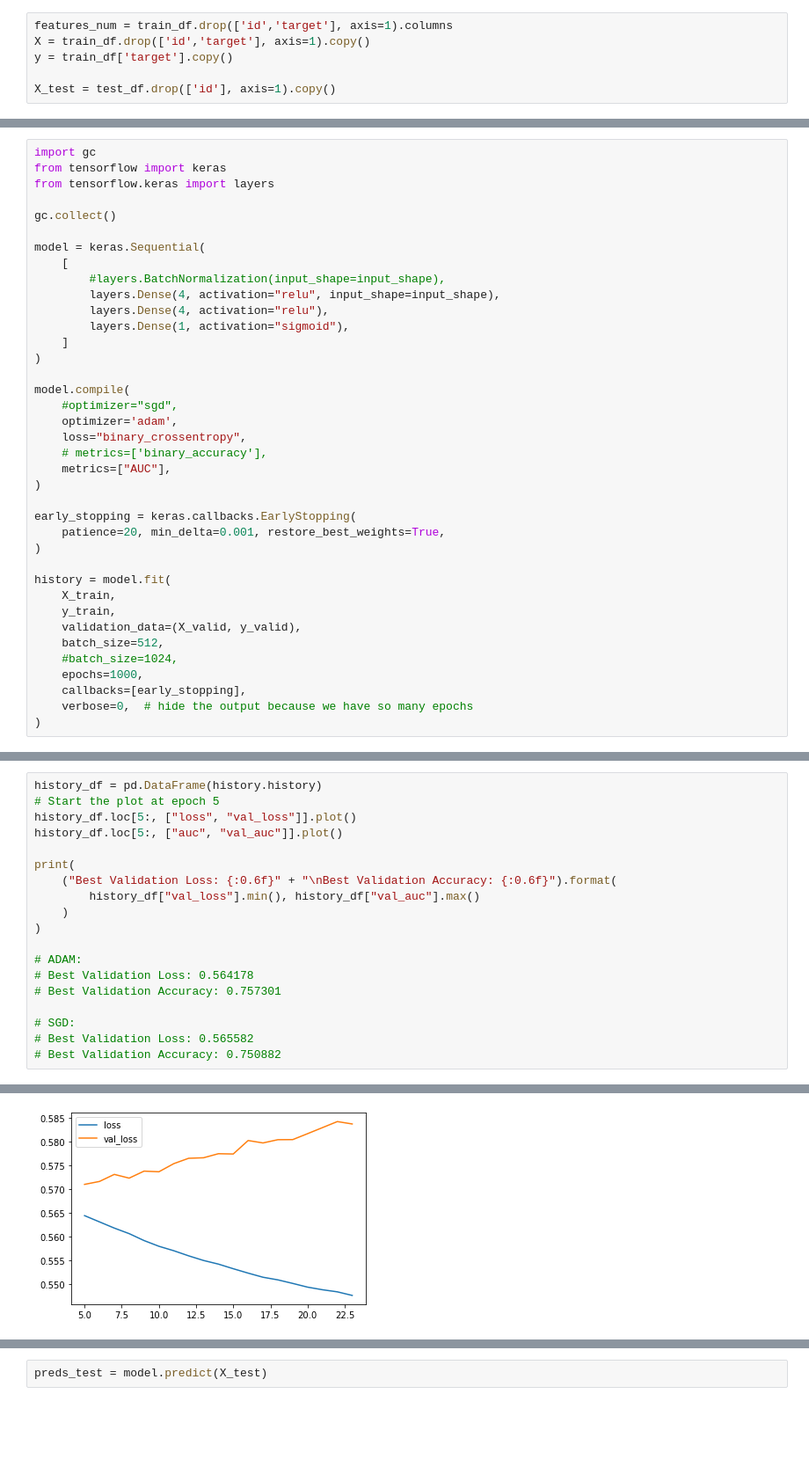
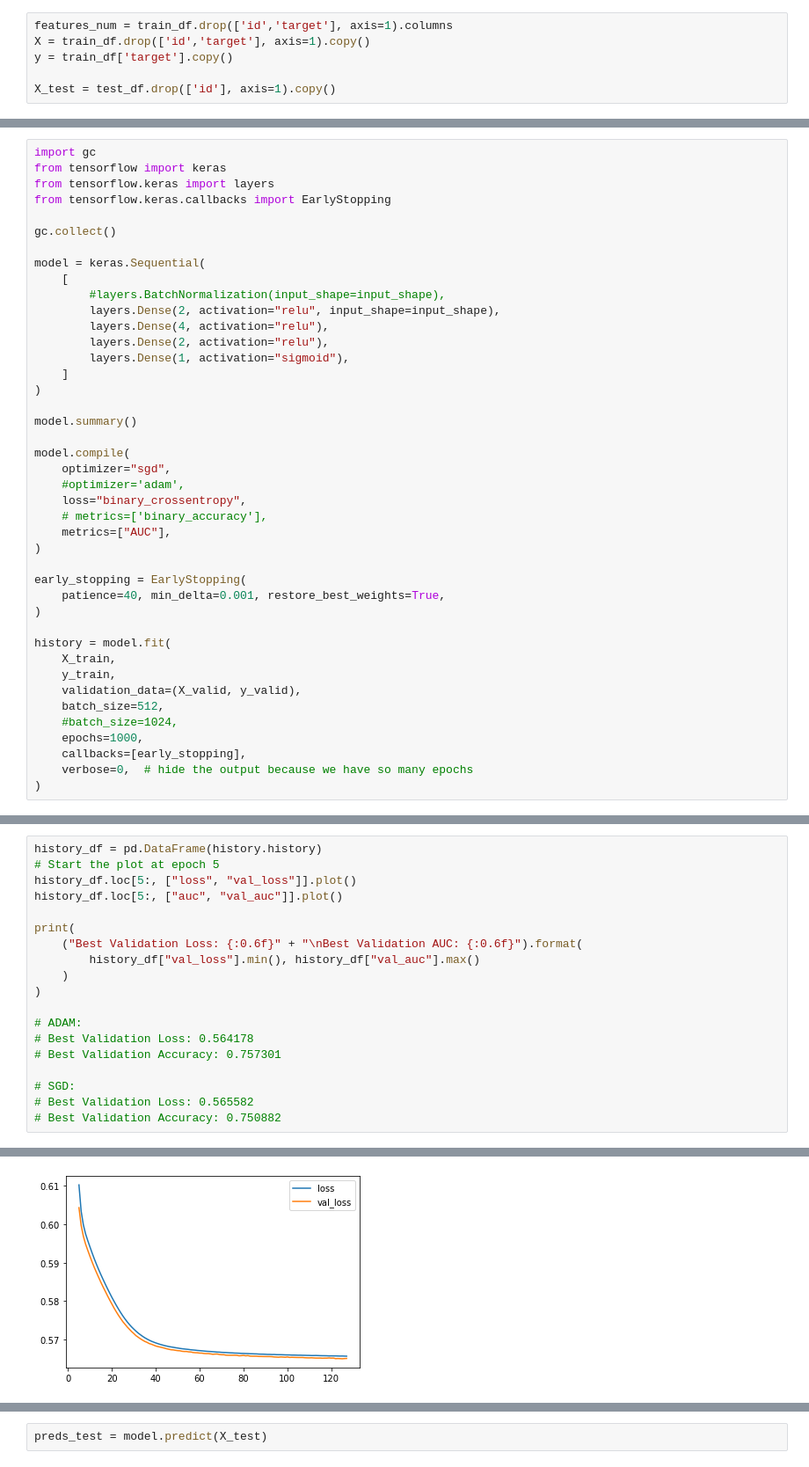
Before and after one commit to busera/kaggle__202111-tabular, a Jupyter notebook: notebooks/0x_deep_learning_test.ipynb, the cells around one changed output, grey strips where cells are left out. Shown: that part at 88% size. Saved outputs shown, nothing was run; the diff lists cells and outputs as text; blank space fills up the shorter version.

```diff
--- a/notebooks/0x_deep_learning_test.ipynb
+++ b/notebooks/0x_deep_learning_test.ipynb
@@ -70,28 +78,32 @@ input_shape = [X_train.shape[1]]
 import gc
 from tensorflow import keras
 from tensorflow.keras import layers
+from tensorflow.keras.callbacks import EarlyStopping
 
 gc.collect()
 
 model = keras.Sequential(
     [
         #layers.BatchNormalization(input_shape=input_shape),
-        layers.Dense(4, activation="relu", input_shape=input_shape),
+        layers.Dense(2, activation="relu", input_shape=input_shape),
         layers.Dense(4, activation="relu"),
+        layers.Dense(2, activation="relu"),
         layers.Dense(1, activation="sigmoid"),
     ]
 )
 
+model.summary()
+
 model.compile(
-    #optimizer="sgd",
-    optimizer='adam',
+    optimizer="sgd",
+    #optimizer='adam',
     loss="binary_crossentropy",
     # metrics=['binary_accuracy'],
     metrics=["AUC"],
 )
 
-early_stopping = keras.callbacks.EarlyStopping(
-    patience=20, min_delta=0.001, restore_best_weights=True,
+early_stopping = EarlyStopping(
+    patience=40, min_delta=0.001, restore_best_weights=True,
 )
 
 history = model.fit(
@@ -111,7 +139,7 @@ history_df.loc[5:, ["loss", "val_loss"]].plot()
 history_df.loc[5:, ["auc", "val_auc"]].plot()
 
 print(
-    ("Best Validation Loss: {:0.6f}" + "\nBest Validation Accuracy: {:0.6f}").format(
+    ("Best Validation Loss: {:0.6f}" + "\nBest Validation AUC: {:0.6f}").format(
         history_df["val_loss"].min(), history_df["val_auc"].max()
     )
 )
@@ -129 +157 @@ Best Validation Accuracy: 0.754384
-[figure, old version]
+[figure, new version]
```
Also changed, not shown: parts of 14 cells of this notebook.
